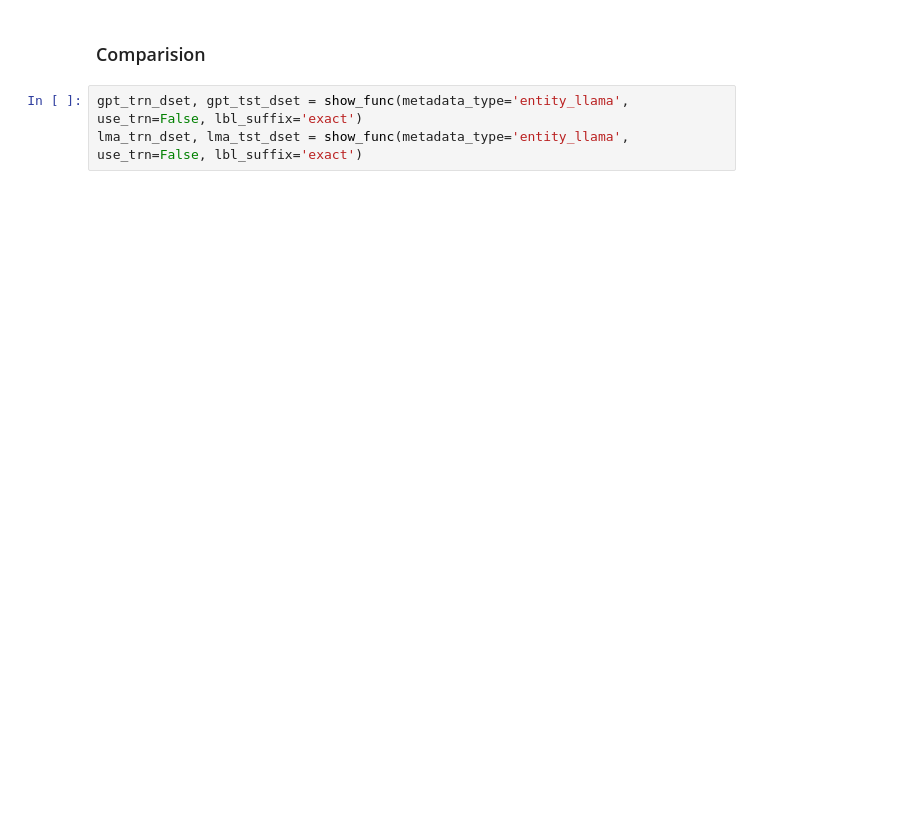
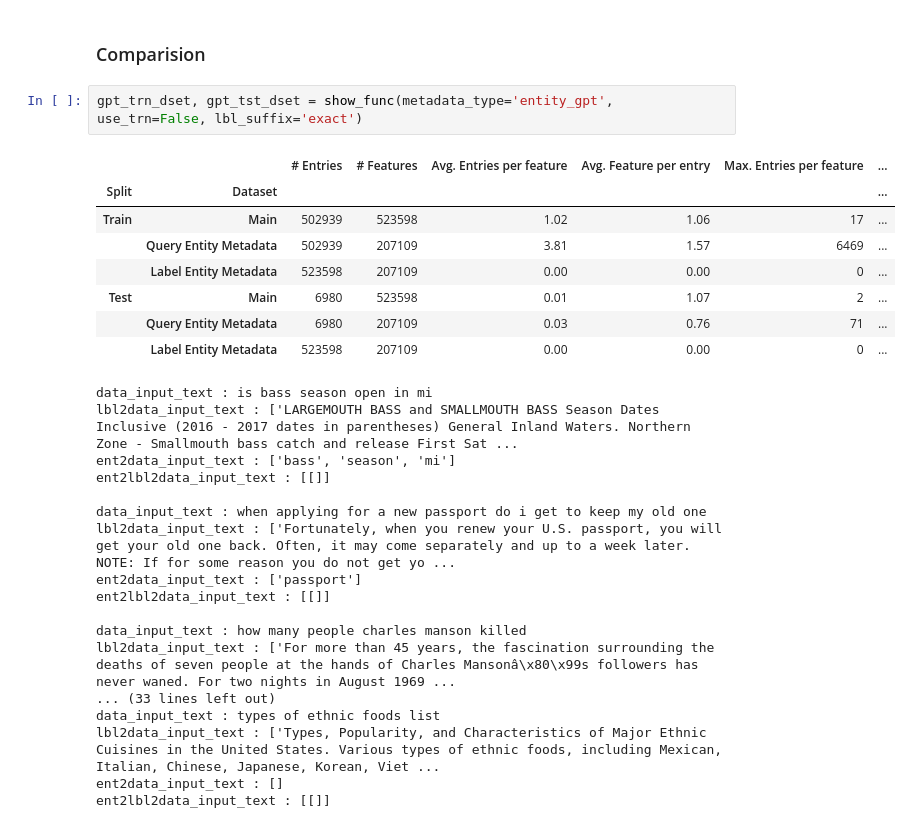
Before and after one commit to suchith720/sugar, a Jupyter notebook: nbs/14_dataset-statistics-report-2.ipynb, the cells around one changed output. Drawn from its saved outputs; the diff is of its cells as text; blank space fills up the shorter version.

```diff
--- a/nbs/14_dataset-statistics-report-2.ipynb
+++ b/nbs/14_dataset-statistics-report-2.ipynb
@@ -54,5 +80,30 @@ o = show_func(metadata_type='entity_llama', use_trn=False)
 # %% [markdown]
 ### Comparision
 # %%
-gpt_trn_dset, gpt_tst_dset = show_func(metadata_type='entity_llama', use_trn=False, lbl_suffix='exact')
-lma_trn_dset, lma_tst_dset = show_func(metadata_type='entity_llama', use_trn=False, lbl_suffix='exact')
+gpt_trn_dset, gpt_tst_dset = show_func(metadata_type='entity_gpt', use_trn=False, lbl_suffix='exact')
+# %% [output]
+|  |  | # Entries | # Features | Avg. Entries per feature | Avg. Feature per entry | Max. Entries per feature | ... |
+| Split | Dataset |  |  |  |  |  | ... |
+| Train | Main | 502939 | 523598 | 1.02 | 1.06 | 17 | ... |
+|  | Query Entity Metadata | 502939 | 207109 | 3.81 | 1.57 | 6469 | ... |
+|  | Label Entity Metadata | 523598 | 207109 | 0.00 | 0.00 | 0 | ... |
+| Test | Main | 6980 | 523598 | 0.01 | 1.07 | 2 | ... |
+|  | Query Entity Metadata | 6980 | 207109 | 0.03 | 0.76 | 71 | ... |
+|  | Label Entity Metadata | 523598 | 207109 | 0.00 | 0.00 | 0 | ... |
+data_input_text : is bass season open in mi
+lbl2data_input_text : ['LARGEMOUTH BASS and SMALLMOUTH BASS Season Dates Inclusive (2016 - 2017 dates in parentheses) General Inland Waters. Northern Zone - Smallmouth bass catch and release First Sat ...
+ent2data_input_text : ['bass', 'season', 'mi']
+ent2lbl2data_input_text : [[]]
+
+data_input_text : when applying for a new passport do i get to keep my old one
+lbl2data_input_text : ['Fortunately, when you renew your U.S. passport, you will get your old one back. Often, it may come separately and up to a week later. NOTE: If for some reason you do not get yo ...
+ent2data_input_text : ['passport']
+ent2lbl2data_input_text : [[]]
+
+data_input_text : how many people charles manson killed
+lbl2data_input_text : ['For more than 45 years, the fascination surrounding the deaths of seven people at the hands of Charles Mansonâ\x80\x99s followers has never waned. For two nights in August 1969 ...
+... (33 lines left out)
+data_input_text : types of ethnic foods list
+lbl2data_input_text : ['Types, Popularity, and Characteristics of Major Ethnic Cuisines in the United States. Various types of ethnic foods, including Mexican, Italian, Chinese, Japanese, Korean, Viet ...
+ent2data_input_text : []
+ent2lbl2data_input_text : [[]]
```
Also changed, not shown: parts of 5 cells of this notebook, 6 other files.
